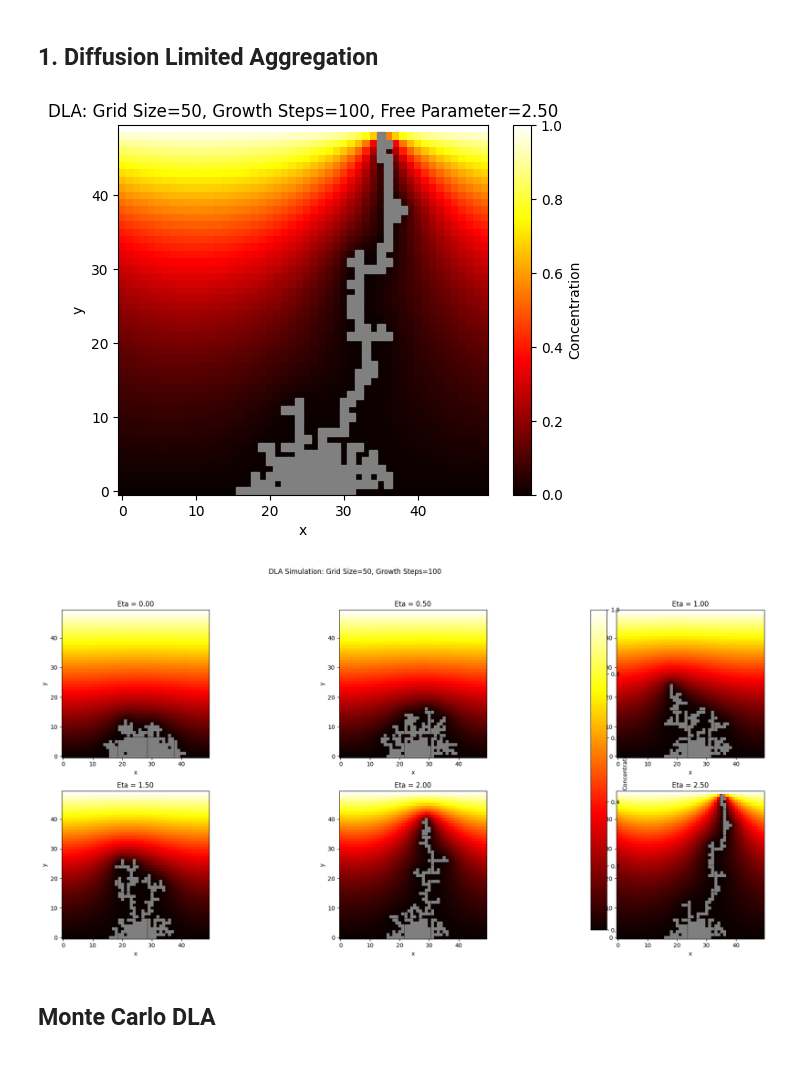
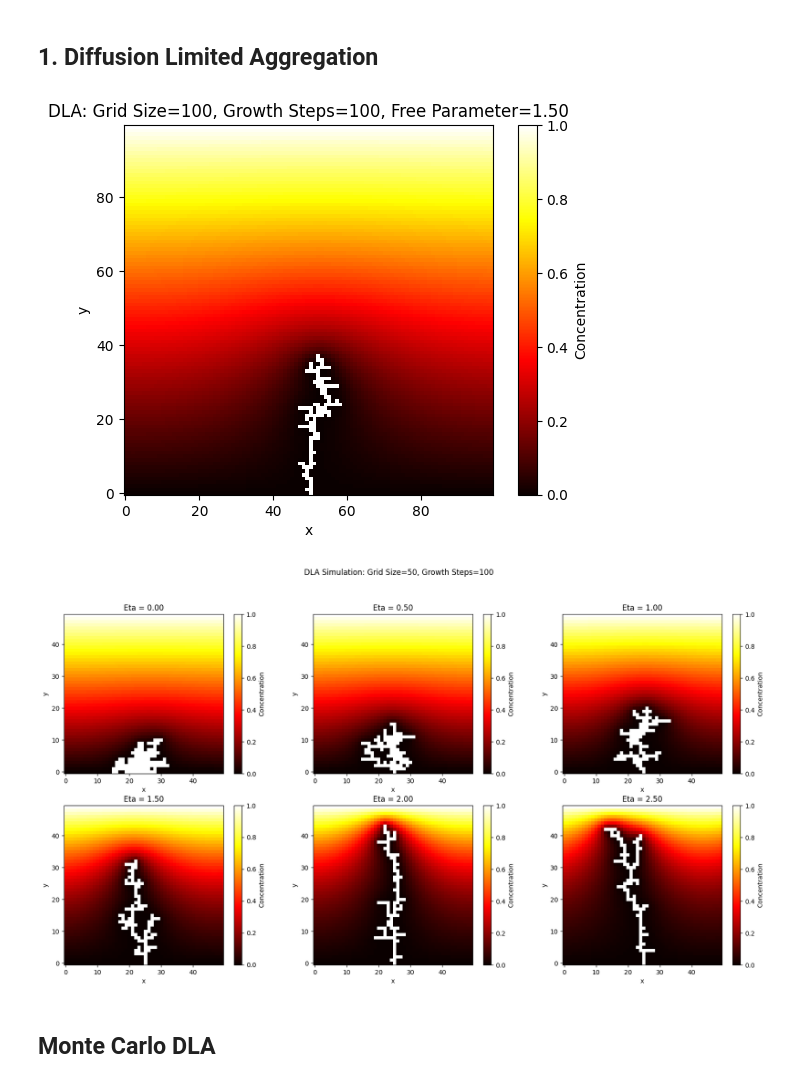
Before and after one commit to shreyaraghavendra/scientific-computing-group2, a Jupyter notebook: set2.ipynb, the cells around one changed output. Drawn from its saved outputs; the diff is of its cells as text; code cells hidden in the pictures.

Commit message:
plots_updated

```diff
--- a/set2.ipynb
+++ b/set2.ipynb
@@ -72,10 +72,11 @@ def simulate_DLA(initial_grid, grid_size, objects, growth_steps, eta, omega):
 
     steady_state = initial_grid.copy()
     stop_condition = False
+    cluster_objects = objects.copy()
 
     while growth_steps > 0 and stop_condition == False:
         # solve laplace equation
-        steady_state = diffusion_SOR(steady_state, objects, omega=omega, tol=1e-5, max_iter=5000)
+        steady_state = diffusion_SOR(steady_state, cluster_objects, omega=omega, tol=1e-5, max_iter=5000)
 
         # get growth candidates
         growth_objects = []
@@ -83,7 +84,7 @@ def simulate_DLA(initial_grid, grid_size, objects, growth_steps, eta, omega):
         for i in range(0, grid_size - 1):
             for j in range(grid_size):
                 neighbors = [(i - 1, j), (i + 1, j), (i, (j + 1) % grid_size), (i, (j - 1) % grid_size)]
-                if (i,j) not in objects and len(set(neighbors).intersection(objects)) > 0:
+                if (i,j) not in cluster_objects and len(set(neighbors).intersection(cluster_objects)) > 0:
                     growth_objects.append((i,j))
                     growth_concentrations.append(steady_state[i,j])
 
@@ -94,7 +95,7 @@ def simulate_DLA(initial_grid, grid_size, objects, growth_steps, eta, omega):
         # Choose a random growth object based on concentrations, grow the object
         growth_object = growth_objects[np.random.choice(len(growth_objects),
                                                         p=growth_concentrations/np.sum(growth_concentrations))]
-        objects.append(growth_object)
+        cluster_objects.append(growth_object)
         steady_state[growth_object[0], growth_object[1]] = 0
 
         # stop when the object reaches the top of the grid
@@ -102,59 +103,69 @@ def simulate_DLA(initial_grid, grid_size, objects, growth_steps, eta, omega):
             stop_condition = True
         growth_steps -= 1
 
-    return steady_state, objects
+    return steady_state, cluster_objects
 # %%
-grid_size = 50
+grid_size = 100
 initial_grid = np.linspace(0, 1, grid_size).reshape((grid_size, 1)) # linear gradient in the y direction
 initial_grid = np.repeat(initial_grid, grid_size, axis=1)
 initial_objects = [(0,int(grid_size/2))]
 growth_steps = 100
-eta = 0 # changing this gives different object shapes
+eta = 1.5 # changing this gives different object shapes
 omega = 1.90 # optimal omega for grid size 50 from the previous assignment
 
 final_state, final_objects = simulate_DLA(initial_grid, grid_size, initial_objects, growth_steps, eta, omega)
 # %%
 fig, ax = plt.subplots()
-cax = ax.imshow(final_state, cmap='hot', interpolation='nearest', origin='lower')
-fig.colorbar(cax, label='Concentration')
 
 # Overlay objects as grey squares
 for obj in final_objects:
-    ax.plot(obj[1], obj[0], color='grey', marker = 's')
+    # ax.plot(obj[1], obj[0], color='grey', marker = 's')
+    final_state[obj[0], obj[1]] = 1
+cax = ax.imshow(final_state, cmap='hot', interpolation='nearest', origin='lower')
+fig.colorbar(cax, label='Concentration')
 
 ax.set_xlabel('x')
 ax.set_ylabel('y')
 ax.set_title(f'DLA: Grid Size={grid_size}, Growth Steps={growth_steps}, Free Parameter={eta:.2f}')
 plt.show()
 # %% [output]
-[figure, old version]
+[figure, new version]
 # %%
+grid_size = 50
+initial_grid = np.linspace(0, 1, grid_size).reshape((grid_size, 1)) # linear gradient in the y direction
+initial_grid = np.repeat(initial_grid, grid_size, axis=1)
+initial_objects = [(0,int(grid_size/2))]
+growth_steps = 100
+eta = 1.5 # changing this gives different object shapes
+omega = 1.90 # optimal omega for grid size 50 from the previous assignment
 etas = [0, 0.5, 1.0, 1.5, 2, 2.5]
 fig, axes = plt.subplots(2, 3, figsize=(20, 10))
 
 for idx, eta in enumerate(etas):
     row, col = divmod(idx, 3)  # Calculate row and column index
-    steady_state, objects = simulate_DLA(np.copy(initial_grid), grid_size, list(initial_objects), growth_steps, eta, omega)
-
-    # Plot the final state for this eta
-    cax = axes[row, col].imshow(steady_state, cmap='hot', interpolation='nearest', origin='lower')
+    steady_state, objects = simulate_DLA(initial_grid, grid_size, initial_objects, growth_steps, eta, omega)
 
     # Overlay objects as dark grey squares
     for obj in objects:
-        axes[row, col].plot(obj[1], obj[0], 's', color='grey')  # Use markersize as needed
+        # axes[row, col].plot(obj[1], obj[0], 's', color='grey')  # Use markersize as needed
+        steady_state[obj[0], obj[1]] = 1
+
+        # Plot the final state for this eta
+    cax = axes[row, col].imshow(steady_state, cmap='hot', interpolation='nearest', origin='lower')
+    fig.colorbar(cax, ax=axes[row, col], label='Concentration')
 
     axes[row, col].set_title(f'Eta = {eta:.2f}')
     axes[row, col].set_xlabel('x')
     axes[row, col].set_ylabel('y')
 
 # Common colorbar for all subplots
-fig.colorbar(cax, ax=axes.ravel().tolist(), label='Concentration')
+# fig.colorbar(cax, ax=axes.ravel().tolist(), label='Concentration')
 
 plt.suptitle(f'DLA Simulation: Grid Size={grid_size}, Growth Steps={growth_steps}')
-plt.tight_layout(rect=[0, 0.03, 1, 0.95])  # Adjust layout to make room for the main title
+# plt.tight_layout(rect=[0, 0.03, 1, 0.95])  # Adjust layout to make room for the main title
 plt.show()
 # %% [output]
-[figure, old version]
+[figure, new version]
 # %% [markdown]
 ## Monte Carlo DLA
 # %%
```
Also changed, not shown: parts of 5 cells of this notebook.
